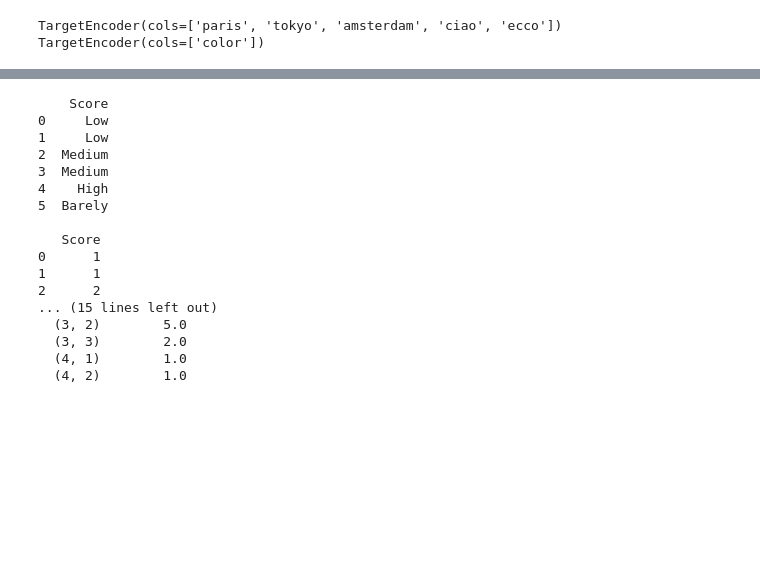
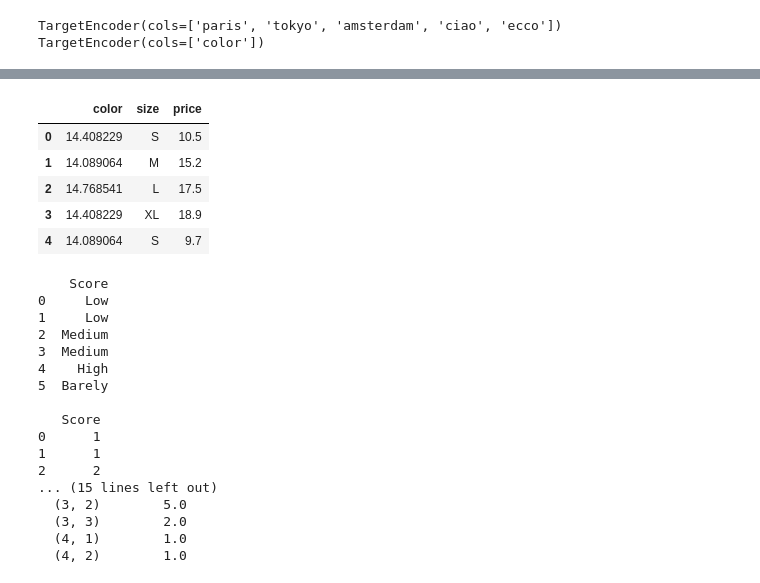
Before and after one commit to jackcolombo4/Tutorials_Machine_Learning, a Jupyter notebook: Machine_Learning_guide/ml_common_techniques_1_sklearn.ipynb, the cells around one changed output, grey strips where cells are left out. Saved outputs shown, nothing was run; the diff lists cells and outputs as text; code cells hidden in the pictures; blank space fills up the shorter version.

```diff
--- a/Machine_Learning_guide/ml_common_techniques_1_sklearn.ipynb
+++ b/Machine_Learning_guide/ml_common_techniques_1_sklearn.ipynb
@@ -311,0 +339,15 @@ TargetEncoder(cols=['color'])
+# %%
+# Instead of using ".iloc[]" it is safer to use loc, to avoid the error:
+# "IndexError: only integers, slices (`:`), ellipsis (`...`), numpy.newaxis (`None`) and integer or boolean arrays are valid indices
+# data['color'].iloc[2] = None
+data = pd.DataFrame({
+    'color': ['red', 'blue', 'green', 'red', 'blue'],
+    'size': ['S', 'M', 'L', 'XL', 'S'],
+    'price': [10.5, 15.2, 17.5, 18.9, 9.7]
+})
+data.loc[2, 'color'] = None
+
+# Apply Target Encoding with handle_missing='value'
+encoder = TargetEncoder(handle_missing='value')
+X_encoded = encoder.fit_transform(data[['color']], data['price'])
+X_encoded
@@ -311,0 +373,6 @@ TargetEncoder(cols=['color'])
+# %%
+# ....Assuming 'data' has both categorical and numerical features
+encoder = TargetEncoder()
+data['color'] = encoder.fit_transform(data['color'], data['price'])
+data
+# %% [output]
@@ -312,3 +380,9 @@ TargetEncoder(cols=['color'])
+|  | color | size | price |
+| 0 | 14.408229 | S | 10.5 |
+| 1 | 14.089064 | M | 15.2 |
+| 2 | 14.768541 | L | 17.5 |
+| 3 | 14.408229 | XL | 18.9 |
+| 4 | 14.089064 | S | 9.7 |
 # %%
 # 4
 dataf = pd.DataFrame({"Score":["Low","Low","Medium","Medium","High","Barely"]})
```
Also changed, not shown: parts of 10 cells of this notebook, 2 other files.
